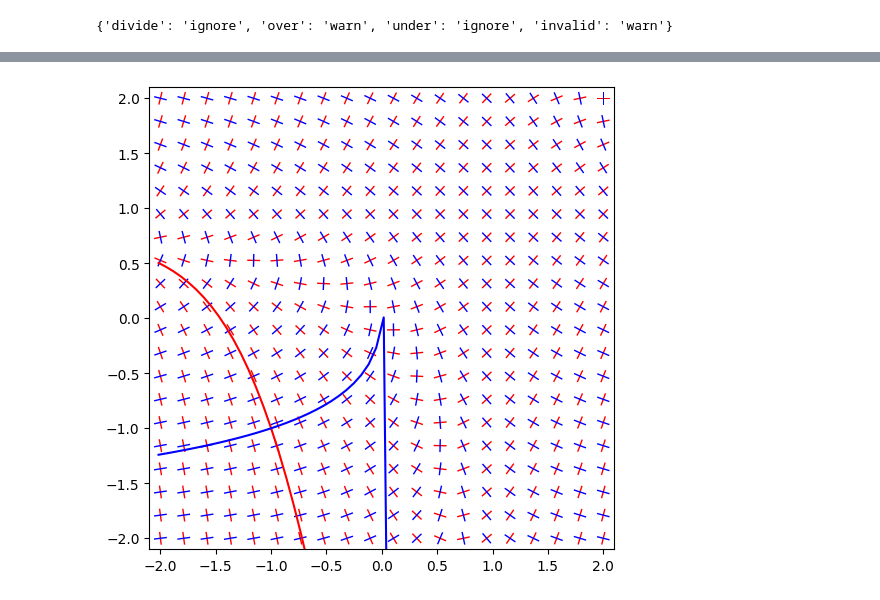
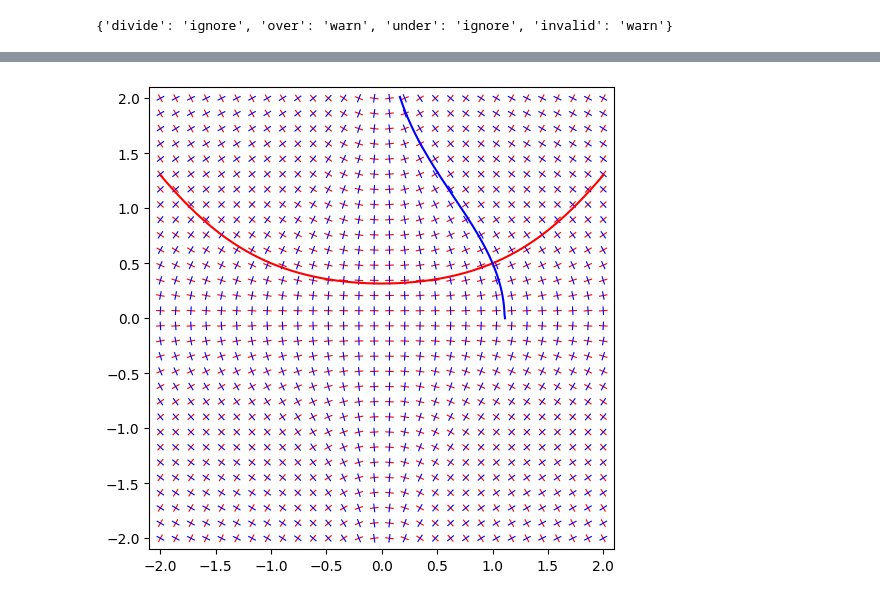
Before and after one commit to ArnasVaic/differential-equations, a Jupyter notebook: lab1/lab1.ipynb, the cells around one changed output, grey strips where cells are left out. Cells and saved outputs as stored; diff of their text form; code cells hidden in the pictures.

```diff
--- a/lab1/lab1.ipynb
+++ b/lab1/lab1.ipynb
@@ -32,25 +32,39 @@ def cauchy_problem(F, x0, y0, x, y_min, y_max):
     # in the positive direction of given x values from the initial point p
     positive_points = []
 
+    prev_y = y0
+
     for point in zip(x[N0:], sc.odeint(F, y0, x[N0:]).flatten()):
-
-        positive_points.append(point)
 
         # if y values go beyond some point, stop plotting
         point_y = point[1]
 
+        if(abs(prev_y - point_y) > 400 / N):
+            break;
+
+        prev_y = point_y
+
+        positive_points.append(point)
+
         if(point_y < y_min or point_y > y_max or np.isnan(point_y)):
             break
+
+    prev_y = y0
 
     # points that were calculated by numerically integrating
     # in the negative direction of given x values from the initial point p
     negative_points = []
     for point in list(zip(x[N0::-1], sc.odeint(F, y0, x[N0::-1]).flatten())):
 
-        negative_points.append(point)
-
         # if y values go beyond some point, stop plotting
         point_y = point[1]
+
+        if(abs(prev_y - point_y) > 400 / N):
+            break;
+
+        prev_y = point_y
+
+        negative_points.append(point)
 
         if(point_y < y_min or point_y > y_max or np.isnan(point_y)):
             break
@@ -66,8 +80,8 @@ def cauchy_problem(F, x0, y0, x, y_min, y_max):
     return (xs, ys)
 # %%
 def visualize(F, bounds = [(-1,1), (-1,1)], slope_field_samples=30, sol_samples=100, p = (-0.5,-0.5)):
-    X = np.linspace(bounds[0][0], bounds[0][1], samples)
-    Y = np.linspace(bounds[1][0], bounds[1][1], samples)
+    X = np.linspace(bounds[0][0], bounds[0][1], slope_field_samples)
+    Y = np.linspace(bounds[1][0], bounds[1][1], slope_field_samples)
 
     XS, YS = np.meshgrid(X, Y);
 
@@ -76,10 +90,10 @@ def visualize(F, bounds = [(-1,1), (-1,1)], slope_field_samples=30, sol_samples=
     FX = 1 / np.sqrt(1 + FY**2)
     FY = FX * FY
 
-    XP = np.linspace(bounds[0][0], bounds[0][1], 3 * samples)
+    XP = np.linspace(bounds[0][0], bounds[0][1], sol_samples)
     p1 = cauchy_problem(lambda y, x: F(x, y), *p, XP, bounds[1][0], bounds[1][1])
 
-    XP = np.linspace(bounds[0][0], bounds[0][1], 3 * samples)
+    XP = np.linspace(bounds[0][0], bounds[0][1], sol_samples)
     p2 = cauchy_problem(lambda y, x: -1/F(x, y), *p, XP, bounds[1][0], bounds[1][1])
 
     plt.figure(figsize = (6,6))
@@ -121,7 +139,8 @@ visualize(
 # %%
 visualize(
-    lambda x, y: x + y - x * y, # F(x, y) = ln(x + y)
+    lambda x, y: y * np.sin(x),
     bounds = [(-2, 2), (-2, 2)],
-    p = (-1,-1))
+    p = (1,1/2),
+    sol_samples=1000)
 # %% [output]
-[figure, old version]
+[figure, new version]
```
Also changed, not shown: parts of 4 cells of this notebook.
